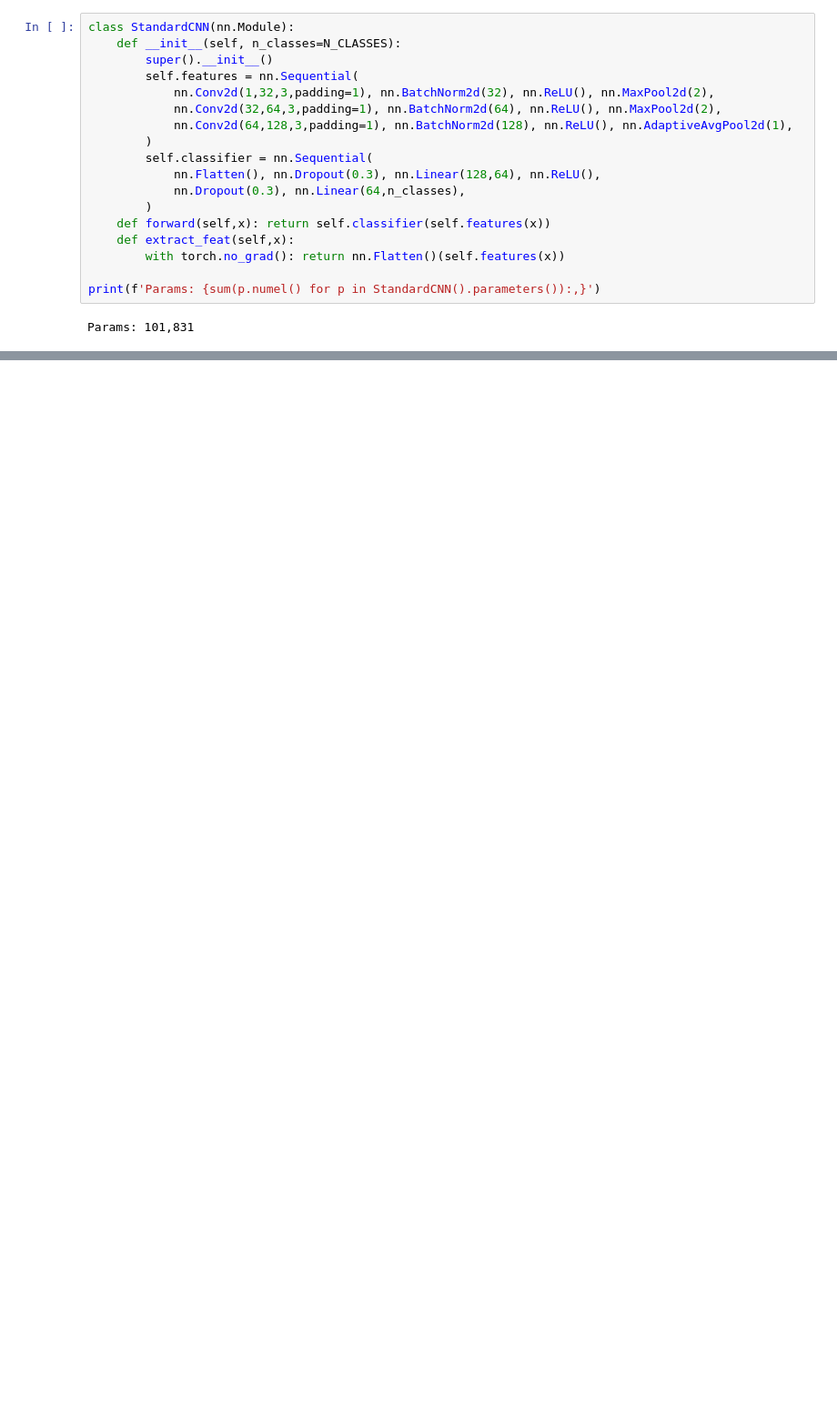
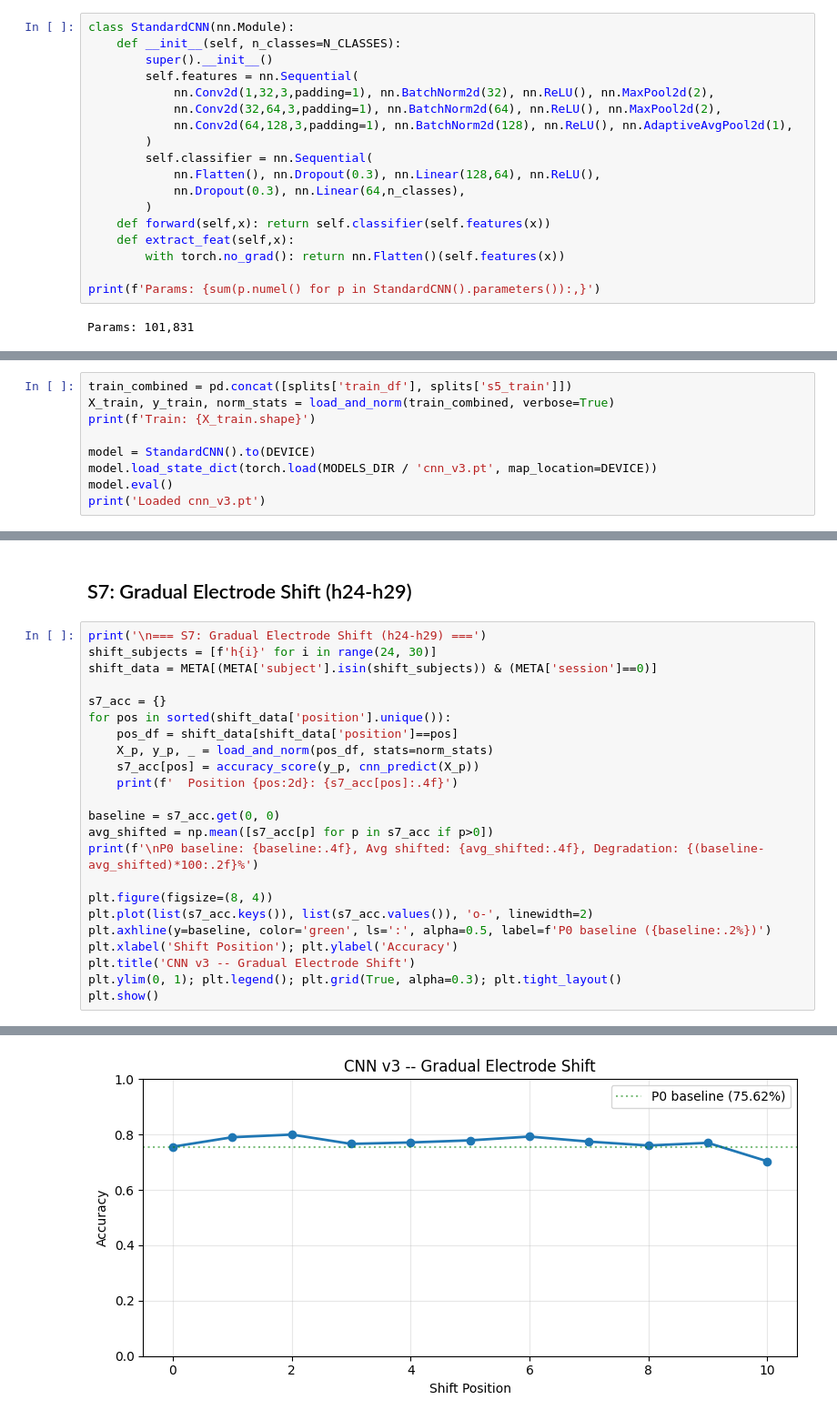
Before and after one commit to wigaandini/Tugas-Akhir, a Jupyter notebook: notebooks/CNN_v3.ipynb, the cells around one changed output, grey strips where cells are left out. Shown at 91% size. Drawn from its saved outputs; the diff is of its cells as text; blank space fills up the shorter version.

```diff
--- a/notebooks/CNN_v3.ipynb
+++ b/notebooks/CNN_v3.ipynb
@@ -85,0 +59,9 @@ Saved.
+# %%
+train_combined = pd.concat([splits['train_df'], splits['s5_train']])
+X_train, y_train, norm_stats = load_and_norm(train_combined, verbose=True)
+print(f'Train: {X_train.shape}')
+
+model = StandardCNN().to(DEVICE)
+model.load_state_dict(torch.load(MODELS_DIR / 'cnn_v3.pt', map_location=DEVICE))
+model.eval()
+print('Loaded cnn_v3.pt')
@@ -125,0 +168,26 @@ Option A — Calibration:
+# %% [markdown]
+## S7: Gradual Electrode Shift (h24-h29)
+# %%
+print('\n=== S7: Gradual Electrode Shift (h24-h29) ===')
+shift_subjects = [f'h{i}' for i in range(24, 30)]
+shift_data = META[(META['subject'].isin(shift_subjects)) & (META['session']==0)]
+
+s7_acc = {}
+for pos in sorted(shift_data['position'].unique()):
+    pos_df = shift_data[shift_data['position']==pos]
+    X_p, y_p, _ = load_and_norm(pos_df, stats=norm_stats)
+    s7_acc[pos] = accuracy_score(y_p, cnn_predict(X_p))
+    print(f'  Position {pos:2d}: {s7_acc[pos]:.4f}')
+
+baseline = s7_acc.get(0, 0)
+avg_shifted = np.mean([s7_acc[p] for p in s7_acc if p>0])
+print(f'\nP0 baseline: {baseline:.4f}, Avg shifted: {avg_shifted:.4f}, Degradation: {(baseline-avg_shifted)*100:.2f}%')
+
+plt.figure(figsize=(8, 4))
+plt.plot(list(s7_acc.keys()), list(s7_acc.values()), 'o-', linewidth=2)
+plt.axhline(y=baseline, color='green', ls=':', alpha=0.5, label=f'P0 baseline ({baseline:.2%})')
+plt.xlabel('Shift Position'); plt.ylabel('Accuracy')
+plt.title('CNN v3 -- Gradual Electrode Shift')
+plt.ylim(0, 1); plt.legend(); plt.grid(True, alpha=0.3); plt.tight_layout()
+plt.show()
+# %% [output]
@@ -125,0 +208 @@ Option A — Calibration:
+[figure, added]
```
Also changed, not shown: parts of 25 cells of this notebook, 25 other files.
